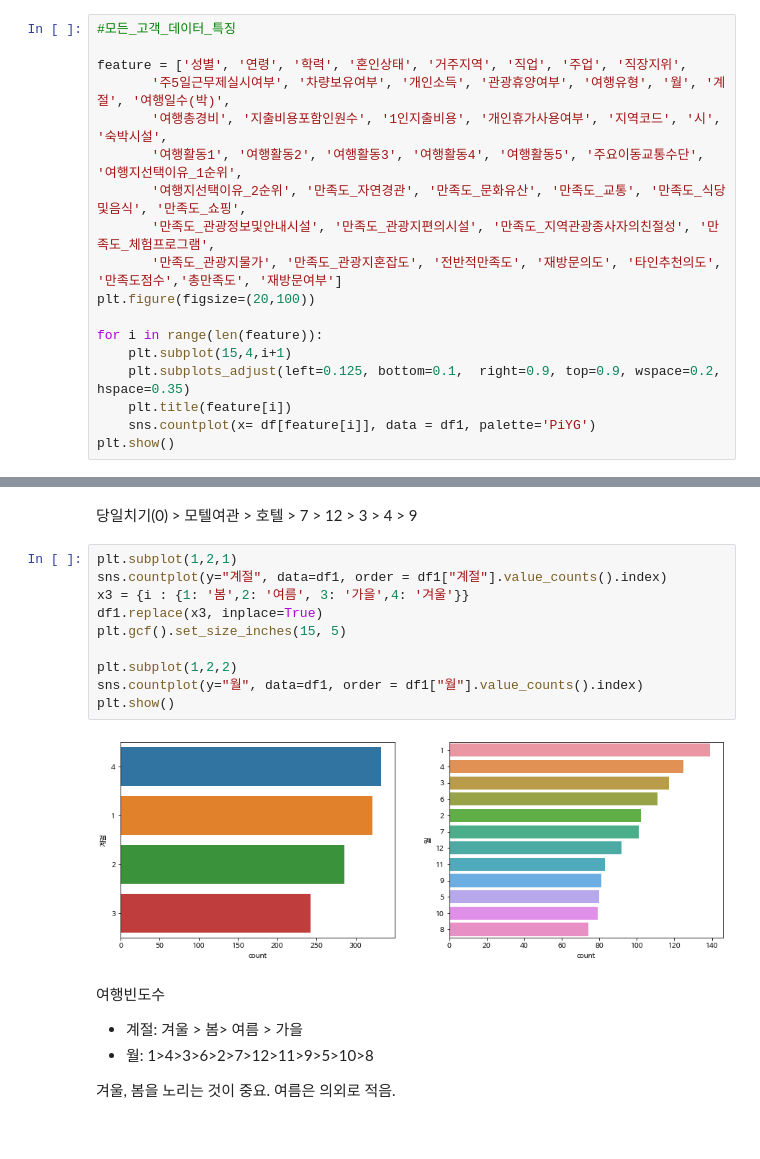
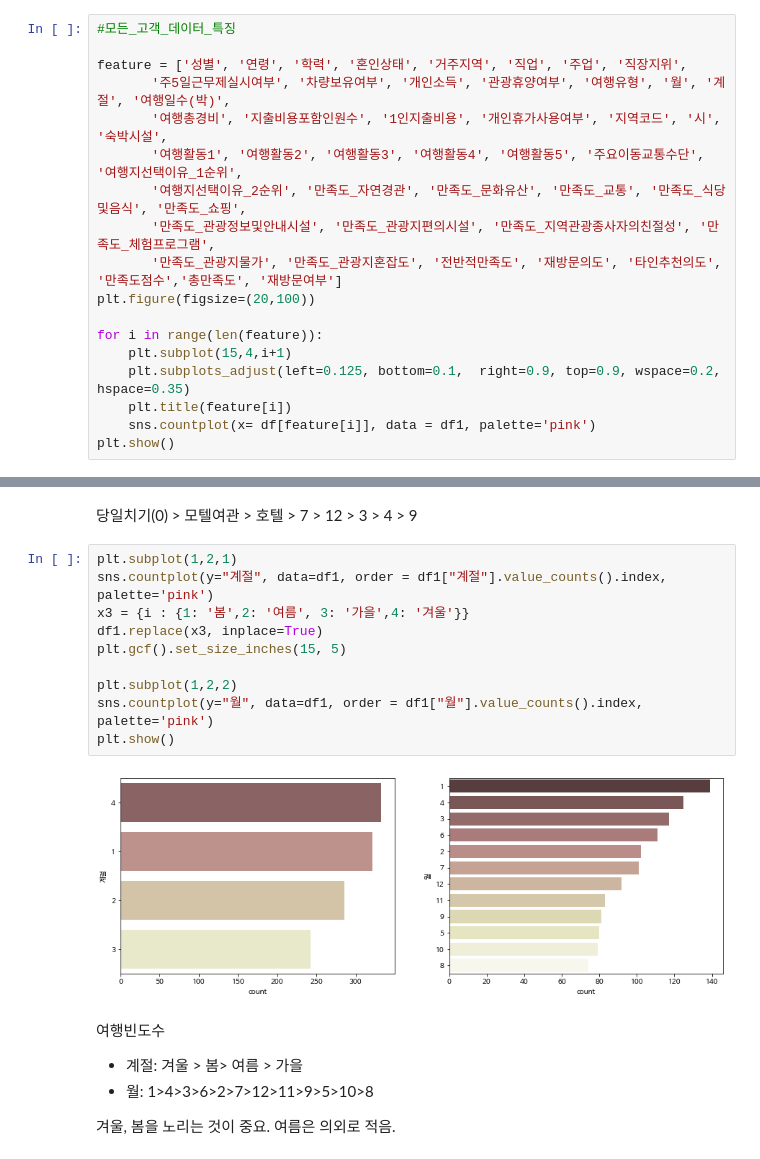
Before and after one commit to shstudy/ITB_3team, a Jupyter notebook: 3team_[보조]EDA_시각화.ipynb, the cells around one changed output, grey strips where cells are left out. Drawn from its saved outputs; the diff is of its cells as text.

```diff
--- a/3team_[보조]EDA_시각화.ipynb
+++ b/3team_[보조]EDA_시각화.ipynb
@@ -112,6 +94,6 @@ for i in range(len(feature)):
     plt.subplot(15,4,i+1)
     plt.subplots_adjust(left=0.125, bottom=0.1,  right=0.9, top=0.9, wspace=0.2, hspace=0.35)
     plt.title(feature[i])
-    sns.countplot(x= df[feature[i]], data = df1, palette='PiYG')
+    sns.countplot(x= df[feature[i]], data = df1, palette='pink')
 plt.show()
 # %% [output]
@@ -152,16 +134,16 @@ sns.countplot(y="숙박시설", data=df1, order = df1["숙박시설"].value_coun
 당일치기(0) > 모텔여관 > 호텔 > 7 > 12 > 3 > 4 > 9
 # %%
 plt.subplot(1,2,1)
-sns.countplot(y="계절", data=df1, order = df1["계절"].value_counts().index)
+sns.countplot(y="계절", data=df1, order = df1["계절"].value_counts().index, palette='pink')
 x3 = {i : {1: '봄',2: '여름', 3: '가을',4: '겨울'}}
 df1.replace(x3, inplace=True)
 plt.gcf().set_size_inches(15, 5)
 
 plt.subplot(1,2,2)
-sns.countplot(y="월", data=df1, order = df1["월"].value_counts().index)
+sns.countplot(y="월", data=df1, order = df1["월"].value_counts().index, palette='pink')
 plt.show()
 # %% [output]
-[figure, old version]
+[figure, new version]
 # %% [markdown]
 
 여행빈도수
```
Also changed, not shown: parts of 38 cells of this notebook.
